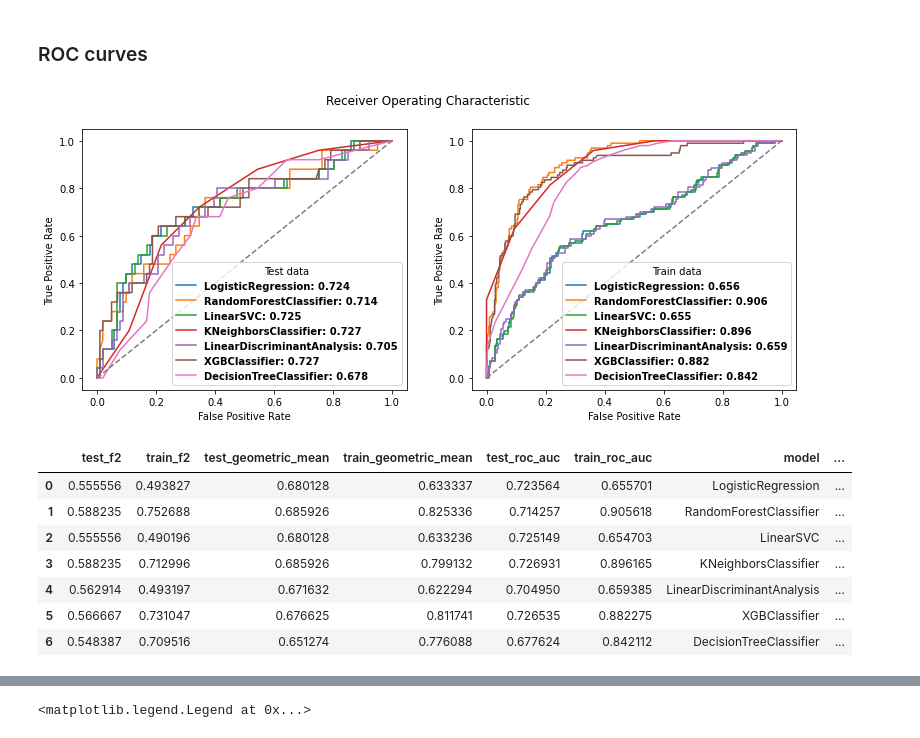
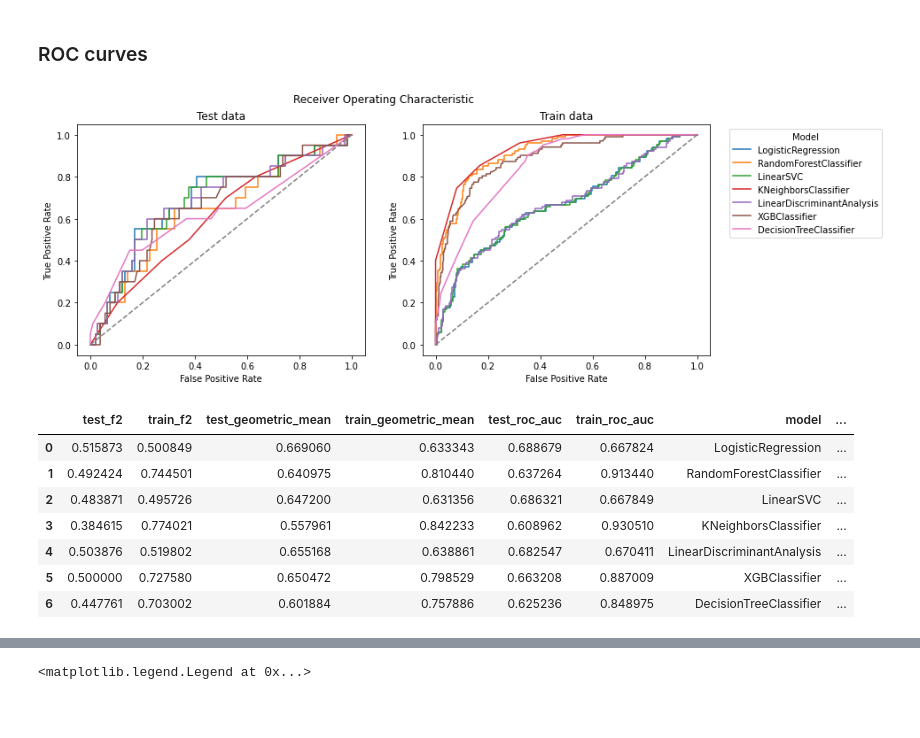
Before and after one commit to caiocrocha/SarsCov2Classifier, a Jupyter notebook: notebooks/ML_noKFold.ipynb, the cells around one changed output, grey strips where cells are left out. Drawn from its saved outputs; the diff is of its cells as text; code cells hidden in the pictures; blank space fills up the shorter version.

```diff
--- a/notebooks/ML_noKFold.ipynb
+++ b/notebooks/ML_noKFold.ipynb
@@ -168,13 +168,13 @@ def plot_train_test_roc(axis, X_train, X_test, y_train, y_test, model_fitted, mo
     y_proba_test = model_fitted.predict_proba(X_test)
     fpr_test, tpr_test, _ = roc_curve(y_test, y_proba_test[:,1])
     test_auc = auc(fpr_test, tpr_test)
-    axis[0].plot(fpr_test, tpr_test, label=f'{model_name}: {test_auc:>.3f}')
+    axis[0].plot(fpr_test, tpr_test, label=model_name)
 
     # Training ROC
     y_proba_train = model_fitted.predict_proba(X_train)
     fpr_train, tpr_train, _ = roc_curve(y_train, y_proba_train[:,1])
     train_auc = auc(fpr_train, tpr_train)
-    axis[1].plot(fpr_train, tpr_train, label=f'{model_name}: {train_auc:>.3f}')
+    axis[1].plot(fpr_train, tpr_train, label=model_name)
 
     return test_auc, train_auc
 
@@ -185,7 +185,7 @@ def get_mean_scores(X, y, scaler, model, model_name, axis):
 
     pipe = make_pipeline(SMOTE(random_state=42), scaler, model)
 
-    X_train, X_test, y_train, y_test = train_test_split(X, y, test_size=0.20, random_state=1)
+    X_train, X_test, y_train, y_test = train_test_split(X, y, test_size=0.20, random_state=2)
     model_fitted = pipe.fit(X_train, y_train)
     # Test and training scores
     scores_list = train_test_scores(X_train, X_test, y_train, y_test, model_fitted)
@@ -204,46 +204,45 @@ def get_mean_scores(X, y, scaler, model, model_name, axis):
 # %%
 fig, ax = plt.subplots(ncols=2, figsize=(12.8, 4.8))
 # List of scores for the top models
 scores_list = []
 
 for model_name in model_list:
     subset = best_subset[model_name]
     y = data[activity_label]
     X = data[subset]
     scaler = StandardScaler()
     model = get_model_by_name(model_name)
-    model_scores = get_mean_scores(X, y, model, model_name, scaler, axis=ax)
+    model_scores = get_mean_scores(X, y, scaler, model, model_name, axis=ax)
     scores_list.append(model_scores)
 
 columns = ['test_f2', 'train_f2', 'test_geometric_mean', 'train_geometric_mean',
            'test_roc_auc', 'train_roc_auc', 'model']
 top_scores = pd.DataFrame(scores_list, columns=columns)
 top_scores['test_mean'] = top_scores[test_metrics[:-1]].mean(axis=1)
 top_scores['train_mean'] = top_scores[train_metrics[:-1]].mean(axis=1)
 
-for i in range(2):
-    # Plot a line
-    ax[i].plot([0,1], [0,1], linestyle='--')
-    ax[i].set_xlabel('False Positive Rate')
-    ax[i].set_ylabel('True Positive Rate')
 
-# Some legends
-font_prop = {'weight':'bold'}
-ax[0].legend(title='Test data', prop=font_prop)
-ax[1].legend(title='Train data', prop=font_prop)
 
+
+ax[0].set(title='Test data', xlabel='False Positive Rate', ylabel='True Positive Rate')
+ax[0].plot([0,1], [0,1], linestyle='--')
+ax[1].set(title='Train data', xlabel='False Positive Rate', ylabel='True Positive Rate')
+ax[1].plot([0,1], [0,1], linestyle='--')
+
+handles, labels = plt.gca().get_legend_handles_labels()
+plt.legend(handles, labels, title='Model', bbox_to_anchor=(1.05, 1))
 plt.suptitle('Receiver Operating Characteristic')
-#plt.savefig('figures/roc_curve.png', dpi=128)
+plt.savefig('figures/roc_curve_noKFold.png',  bbox_inches='tight', dpi=128)
 plt.show()
 
 top_scores
 # %% [output]
-[figure, old version]
+[figure, new version]
 |  | test_f2 | train_f2 | test_geometric_mean | train_geometric_mean | test_roc_auc | train_roc_auc | model | ... |
-| 0 | 0.555556 | 0.493827 | 0.680128 | 0.633337 | 0.723564 | 0.655701 | LogisticRegression | ... |
-| 1 | 0.588235 | 0.752688 | 0.685926 | 0.825336 | 0.714257 | 0.905618 | RandomForestClassifier | ... |
-| 2 | 0.555556 | 0.490196 | 0.680128 | 0.633236 | 0.725149 | 0.654703 | LinearSVC | ... |
-| 3 | 0.588235 | 0.712996 | 0.685926 | 0.799132 | 0.726931 | 0.896165 | KNeighborsClassifier | ... |
-| 4 | 0.562914 | 0.493197 | 0.671632 | 0.622294 | 0.704950 | 0.659385 | LinearDiscriminantAnalysis | ... |
-| 5 | 0.566667 | 0.731047 | 0.676625 | 0.811741 | 0.726535 | 0.882275 | XGBClassifier | ... |
-| 6 | 0.548387 | 0.709516 | 0.651274 | 0.776088 | 0.677624 | 0.842112 | DecisionTreeClassifier | ... |
+| 0 | 0.515873 | 0.500849 | 0.669060 | 0.633343 | 0.688679 | 0.667824 | LogisticRegression | ... |
+| 1 | 0.492424 | 0.744501 | 0.640975 | 0.810440 | 0.637264 | 0.913440 | RandomForestClassifier | ... |
+| 2 | 0.483871 | 0.495726 | 0.647200 | 0.631356 | 0.686321 | 0.667849 | LinearSVC | ... |
+| 3 | 0.384615 | 0.774021 | 0.557961 | 0.842233 | 0.608962 | 0.930510 | KNeighborsClassifier | ... |
+| 4 | 0.503876 | 0.519802 | 0.655168 | 0.638861 | 0.682547 | 0.670411 | LinearDiscriminantAnalysis | ... |
+| 5 | 0.500000 | 0.727580 | 0.650472 | 0.798529 | 0.663208 | 0.887009 | XGBClassifier | ... |
+| 6 | 0.447761 | 0.703002 | 0.601884 | 0.757886 | 0.625236 | 0.848975 | DecisionTreeClassifier | ... |
```
Also changed, not shown: parts of 3 cells of this notebook, 9 other files.
